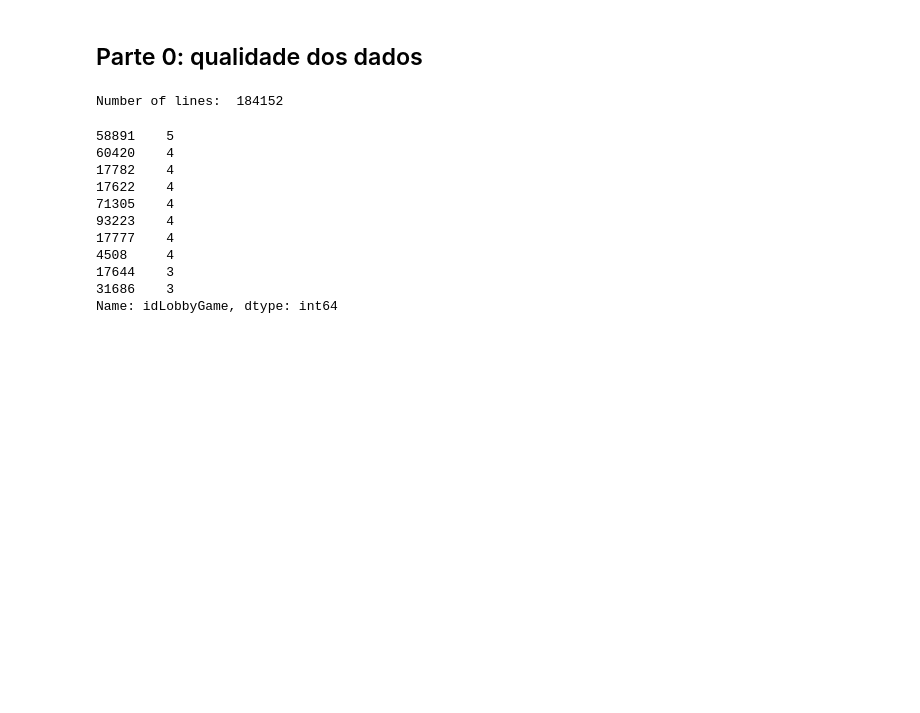
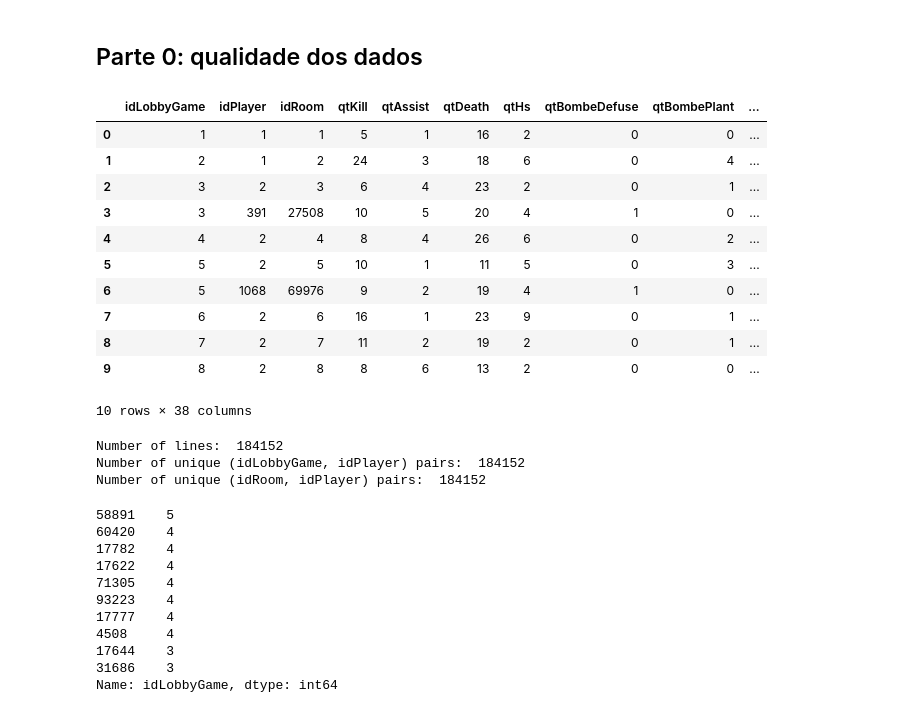
Before and after one commit to Salies/eda, a Jupyter notebook: gc_csgo_eda.ipynb, the cells around one changed output. Cells and saved outputs as stored; diff of their text form; code cells hidden in the pictures; blank space fills up the shorter version.

```diff
--- a/gc_csgo_eda.ipynb
+++ b/gc_csgo_eda.ipynb
@@ -8,11 +8,33 @@ import datetime as dt
 ## Parte 0: qualidade dos dados
 # %%
 lobby_players = pd.read_csv('data/tb_lobby_stats_player.csv')
-# %%
-# count lines
-print('Number of lines: ', len(lobby_players))
-# %% [output]
-Number of lines:  184152
+# %%
+lobby_players.head(10)
+# %% [output]
+|  | idLobbyGame | idPlayer | idRoom | qtKill | qtAssist | qtDeath | qtHs | qtBombeDefuse | qtBombePlant | ... |
+| 0 | 1 | 1 | 1 | 5 | 1 | 16 | 2 | 0 | 0 | ... |
+| 1 | 2 | 1 | 2 | 24 | 3 | 18 | 6 | 0 | 4 | ... |
+| 2 | 3 | 2 | 3 | 6 | 4 | 23 | 2 | 0 | 1 | ... |
+| 3 | 3 | 391 | 27508 | 10 | 5 | 20 | 4 | 1 | 0 | ... |
+| 4 | 4 | 2 | 4 | 8 | 4 | 26 | 6 | 0 | 2 | ... |
+| 5 | 5 | 2 | 5 | 10 | 1 | 11 | 5 | 0 | 3 | ... |
+| 6 | 5 | 1068 | 69976 | 9 | 2 | 19 | 4 | 1 | 0 | ... |
+| 7 | 6 | 2 | 6 | 16 | 1 | 23 | 9 | 0 | 1 | ... |
+| 8 | 7 | 2 | 7 | 11 | 2 | 19 | 2 | 0 | 1 | ... |
+| 9 | 8 | 2 | 8 | 8 | 6 | 13 | 2 | 0 | 0 | ... |
+10 rows × 38 columns
+# %%
+# count lines
+print('Number of lines: ', len(lobby_players))
+# check if all (idLobbyGame, idPlayer) are unique
+print('Number of unique (idLobbyGame, idPlayer) pairs: ', len(lobby_players.groupby(['idLobbyGame', 'idPlayer']).size()))
+# check if all (idRoom, idPlayer) are unique
+print('Number of unique (idRoom, idPlayer) pairs: ', len(lobby_players.groupby(['idRoom', 'idPlayer']).size()))
+# USAR APENAS O LOBBYGAME
+# %% [output]
+Number of lines:  184152
+Number of unique (idLobbyGame, idPlayer) pairs:  184152
+Number of unique (idRoom, idPlayer) pairs:  184152
 # %%
 lobby_players['idLobbyGame'].value_counts().sort_values(ascending=False).head(10)
 # %% [output]
```
Also changed, not shown: parts of 1 cell of this notebook, 1 other file.
